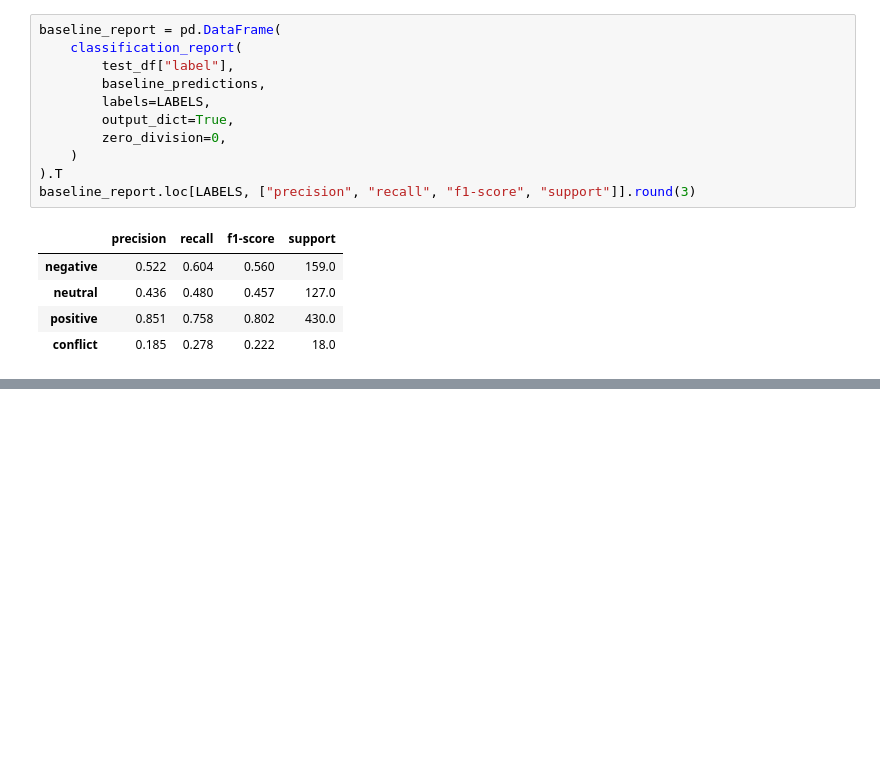
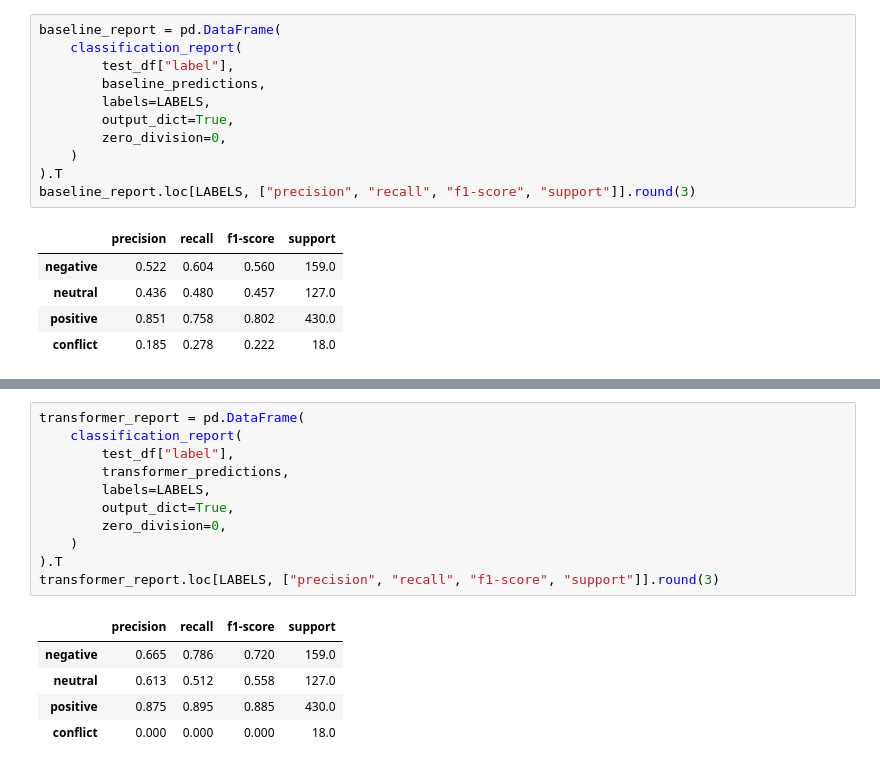
Before and after one commit to praiseprince/absa-customer-insights-phase2, a Jupyter notebook: Group-1-Phase-2-code-Praise-Marya-Ashmit.ipynb, the cells around one changed output, grey strips where cells are left out. Saved outputs shown, nothing was run; the diff lists cells and outputs as text; blank space fills up the shorter version.

```diff
--- a/Group-1-Phase-2-code-Praise-Marya-Ashmit.ipynb
+++ b/Group-1-Phase-2-code-Praise-Marya-Ashmit.ipynb
@@ -187,0 +365,17 @@ Fine-tune DistilBERT and compare it with this baseline on the same held-out exam
+# %%
+transformer_report = pd.DataFrame(
+    classification_report(
+        test_df["label"],
+        transformer_predictions,
+        labels=LABELS,
+        output_dict=True,
+        zero_division=0,
+    )
+).T
+transformer_report.loc[LABELS, ["precision", "recall", "f1-score", "support"]].round(3)
+# %% [output]
+|  | precision | recall | f1-score | support |
+| negative | 0.665 | 0.786 | 0.720 | 159.0 |
+| neutral | 0.613 | 0.512 | 0.558 | 127.0 |
+| positive | 0.875 | 0.895 | 0.885 | 430.0 |
+| conflict | 0.000 | 0.000 | 0.000 | 18.0 |
```
Also changed, not shown: parts of 14 cells of this notebook.
